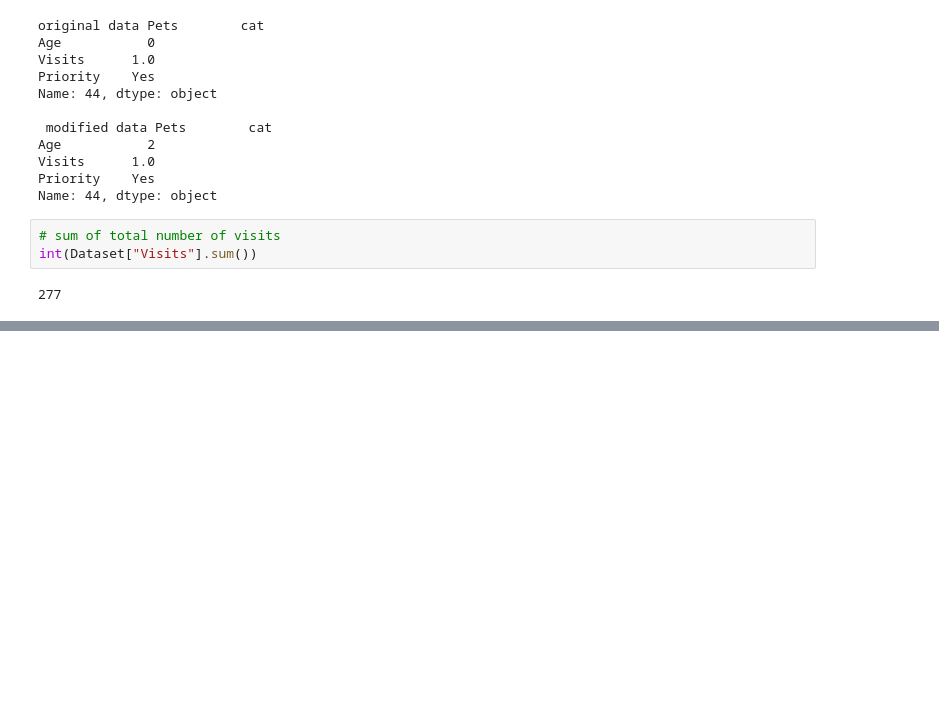
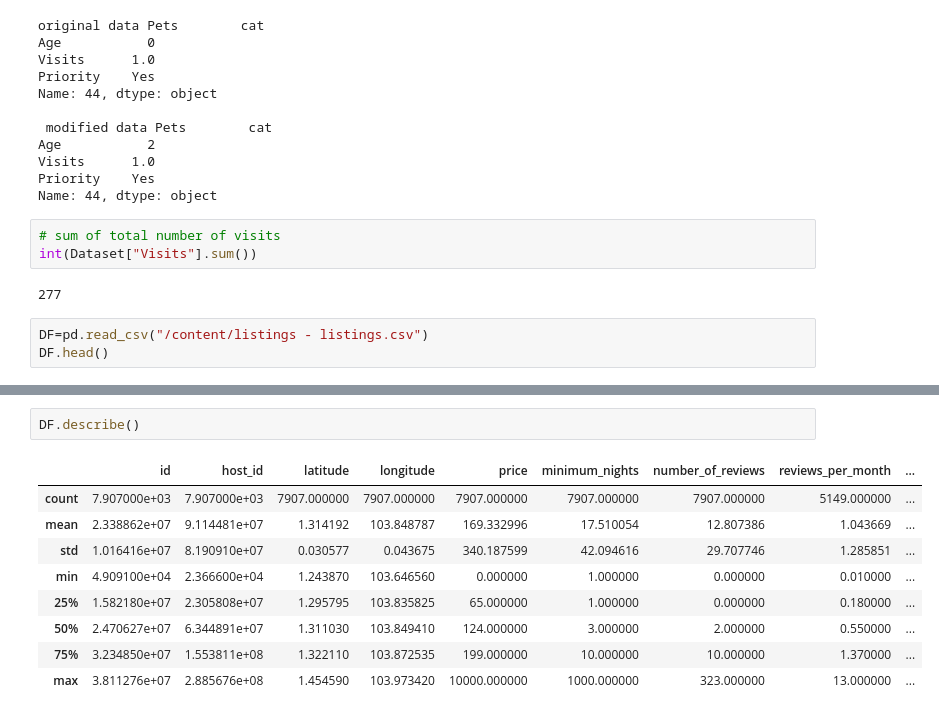
Before and after one commit to CodeBlue0001/data-analysis-Training, a Jupyter notebook: numpy.ipynb, the cells around one changed output, grey strips where cells are left out. Saved outputs shown, nothing was run; the diff lists cells and outputs as text; blank space fills up the shorter version.

```diff
--- a/numpy.ipynb
+++ b/numpy.ipynb
@@ -274,3 +274,6 @@ Name: 44, dtype: object
 int(Dataset["Visits"].sum())
 # %% [output]
 277
+# %%
+DF=pd.read_csv("/content/listings - listings.csv")
+DF.head()
@@ -276,0 +296,12 @@ int(Dataset["Visits"].sum())
+# %%
+DF.describe()
+# %% [output]
+|  | id | host_id | latitude | longitude | price | minimum_nights | number_of_reviews | reviews_per_month | ... |
+| count | 7.907000e+03 | 7.907000e+03 | 7907.000000 | 7907.000000 | 7907.000000 | 7907.000000 | 7907.000000 | 5149.000000 | ... |
+| mean | 2.338862e+07 | 9.114481e+07 | 1.314192 | 103.848787 | 169.332996 | 17.510054 | 12.807386 | 1.043669 | ... |
+| std | 1.016416e+07 | 8.190910e+07 | 0.030577 | 0.043675 | 340.187599 | 42.094616 | 29.707746 | 1.285851 | ... |
+| min | 4.909100e+04 | 2.366600e+04 | 1.243870 | 103.646560 | 0.000000 | 1.000000 | 0.000000 | 0.010000 | ... |
+| 25% | 1.582180e+07 | 2.305808e+07 | 1.295795 | 103.835825 | 65.000000 | 1.000000 | 0.000000 | 0.180000 | ... |
+| 50% | 2.470627e+07 | 6.344891e+07 | 1.311030 | 103.849410 | 124.000000 | 3.000000 | 2.000000 | 0.550000 | ... |
+| 75% | 3.234850e+07 | 1.553811e+08 | 1.322110 | 103.872535 | 199.000000 | 10.000000 | 10.000000 | 1.370000 | ... |
+| max | 3.811276e+07 | 2.885676e+08 | 1.454590 | 103.973420 | 10000.000000 | 1000.000000 | 323.000000 | 13.000000 | ... |
```
Also changed, not shown: parts of 8 cells of this notebook.
